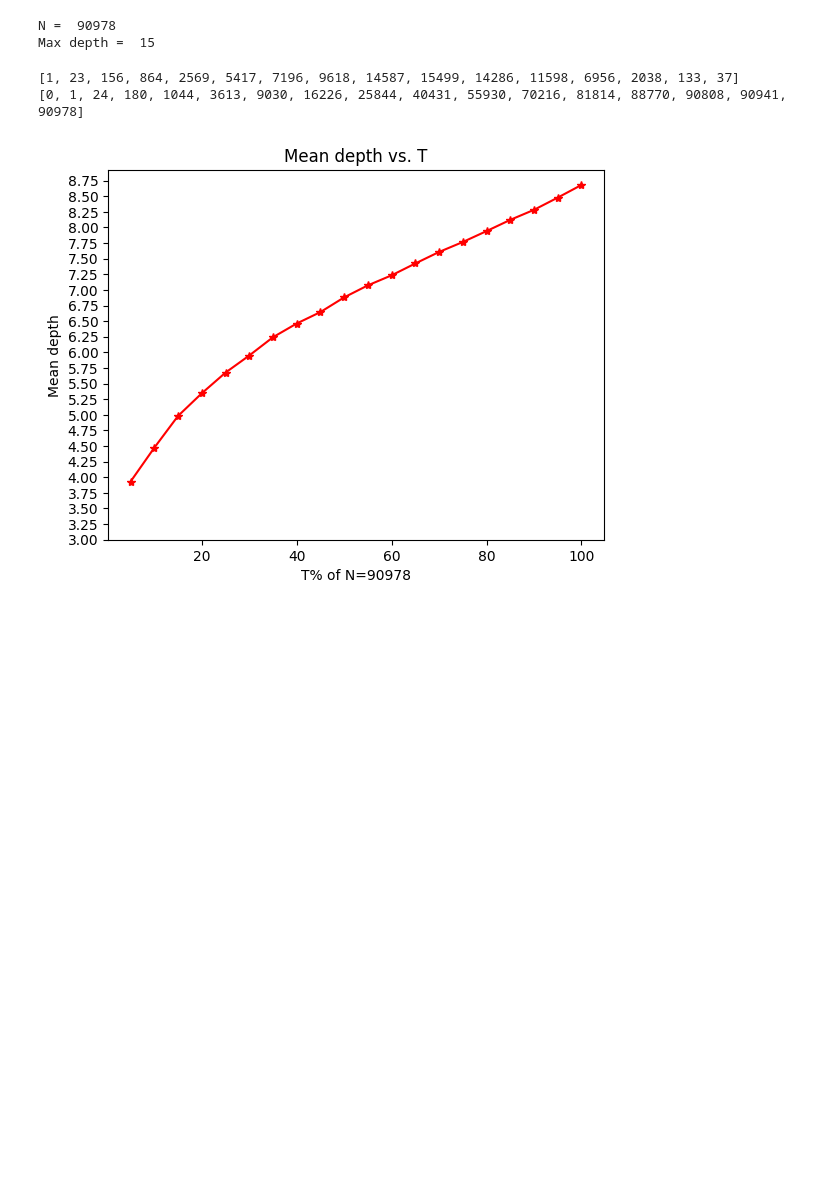
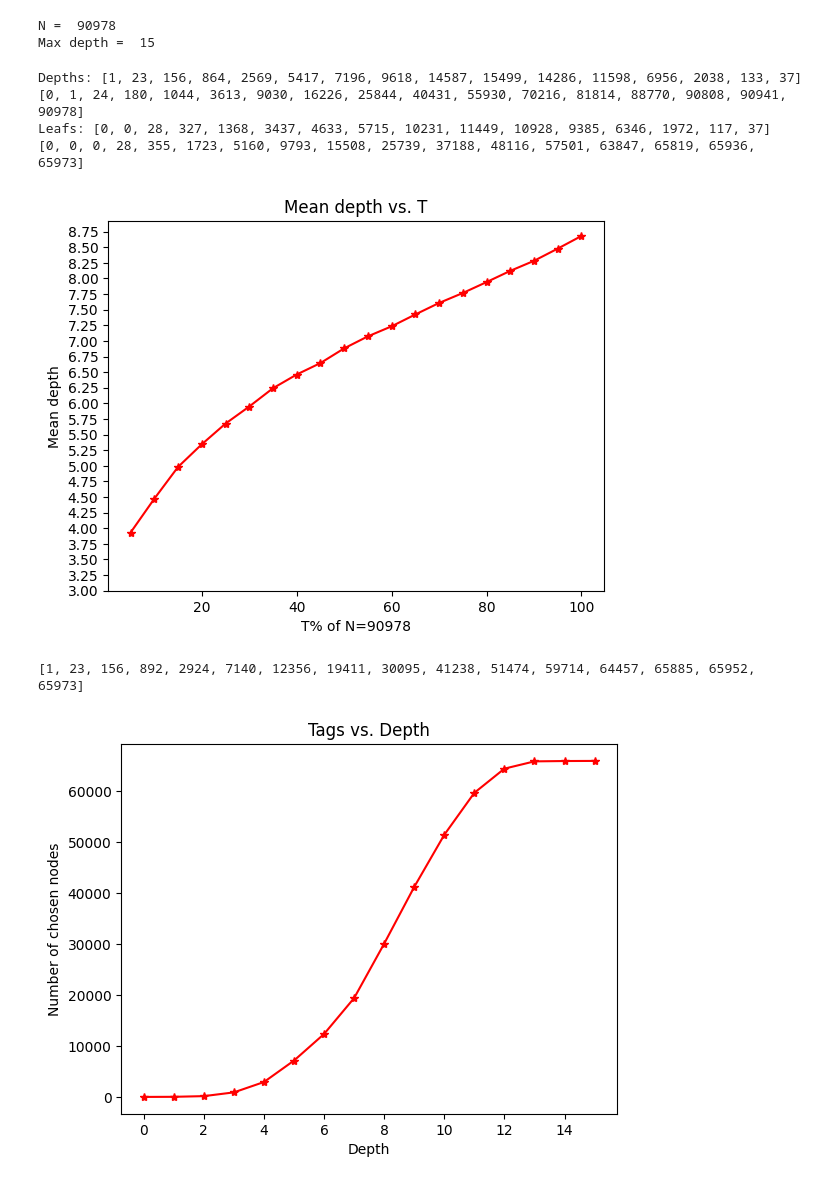
Before and after one commit to DgoMndez/DL-patogen-colab-DIIC, a Jupyter notebook: src/analysis/hpo-tree.ipynb, the cells around one changed output. Saved outputs shown, nothing was run; the diff lists cells and outputs as text; code cells hidden in the pictures; blank space fills up the shorter version.

Commit message:
hpo-tree+chosencount

```diff
--- a/src/analysis/hpo-tree.ipynb
+++ b/src/analysis/hpo-tree.ipynb
@@ -35,6 +35,7 @@ MAXDEPTH = 15
 # Array de profundidades: de 0 a MAX_DEPTH
 
 contProfundidades = [0] * (MAXDEPTH + 1)
+contHojas = [0]*(MAXDEPTH+1)
 sAux = [[pha,0]]
 
 while not sAux == []:
@@ -48,16 +49,11 @@ while not sAux == []:
     if p.children:
         for c in p.children:
             sAux.append([c,d+1])
+    else:
+        contHojas[d] = contHojas[d] + 1
 
 print("N = ", N)
 print("Max depth = ", h)
-
-# Save depth count
-f = open(rDir + '/depth_count.csv', 'w')
-f.write('depth\tcount\n')
-for i in range(h+1):
-    f.write(str(i) + '\t' + str(contProfundidades[i]) + '\n')
-f.close()
 # %% [output]
 N =  90978
 Max depth =  15
@@ -68,11 +64,16 @@ Max depth =  15
 # Array sumas acumuladas de contProfundidades
 
 accumDepth = [0] * (MAXDEPTH + 2)
+accumHojas = [0] * (MAXDEPTH + 2)
 for i in range(1,MAXDEPTH+2):
     accumDepth[i] = accumDepth[i-1] + contProfundidades[i-1]
+    accumHojas[i] = accumHojas[i-1] + contHojas[i-1]
 
-print(contProfundidades)
+print("Depths:", contProfundidades)
 print(accumDepth)
+
+print("Leafs:", contHojas)
+print(accumHojas)
 
 step = 5
 nsteps = 100//step
@@ -116,6 +117,28 @@ import pandas as pd
 df = pd.DataFrame({'T': T, 'Mean depth': meanDepth})
 df.to_csv(rDir + '/mean_depth.csv', index=False)
 # %% [output]
-[1, 23, 156, 864, 2569, 5417, 7196, 9618, 14587, 15499, 14286, 11598, 6956, 2038, 133, 37]
+Depths: [1, 23, 156, 864, 2569, 5417, 7196, 9618, 14587, 15499, 14286, 11598, 6956, 2038, 133, 37]
 [0, 1, 24, 180, 1044, 3613, 9030, 16226, 25844, 40431, 55930, 70216, 81814, 88770, 90808, 90941, 90978]
+Leafs: [0, 0, 28, 327, 1368, 3437, 4633, 5715, 10231, 11449, 10928, 9385, 6346, 1972, 117, 37]
+[0, 0, 0, 28, 355, 1723, 5160, 9793, 15508, 25739, 37188, 48116, 57501, 63847, 65819, 65936, 65973]
 [figure]
+# %%
+# 7. Plot Nº nodos escogidos vs Profundidad d
+
+# chosen nodes = nodos hoja del subárbol con profundidad d
+y = [0]*(MAXDEPTH+1)
+for i in range(MAXDEPTH+1):
+    y[i] = contProfundidades[i] + accumHojas[i]
+
+print(y)
+
+plt.plot(range(MAXDEPTH+1), y, 'r')
+plt.plot(range(MAXDEPTH+1), y, 'r*')
+
+plt.xlabel('Depth')
+plt.ylabel('Number of chosen nodes')
+plt.title('Tags vs. Depth')
+plt.show()
+# %% [output]
+[1, 23, 156, 892, 2924, 7140, 12356, 19411, 30095, 41238, 51474, 59714, 64457, 65885, 65952, 65973]
+[figure, added]
```
Also changed, not shown: parts of 1 cell of this notebook, 1 other file.
